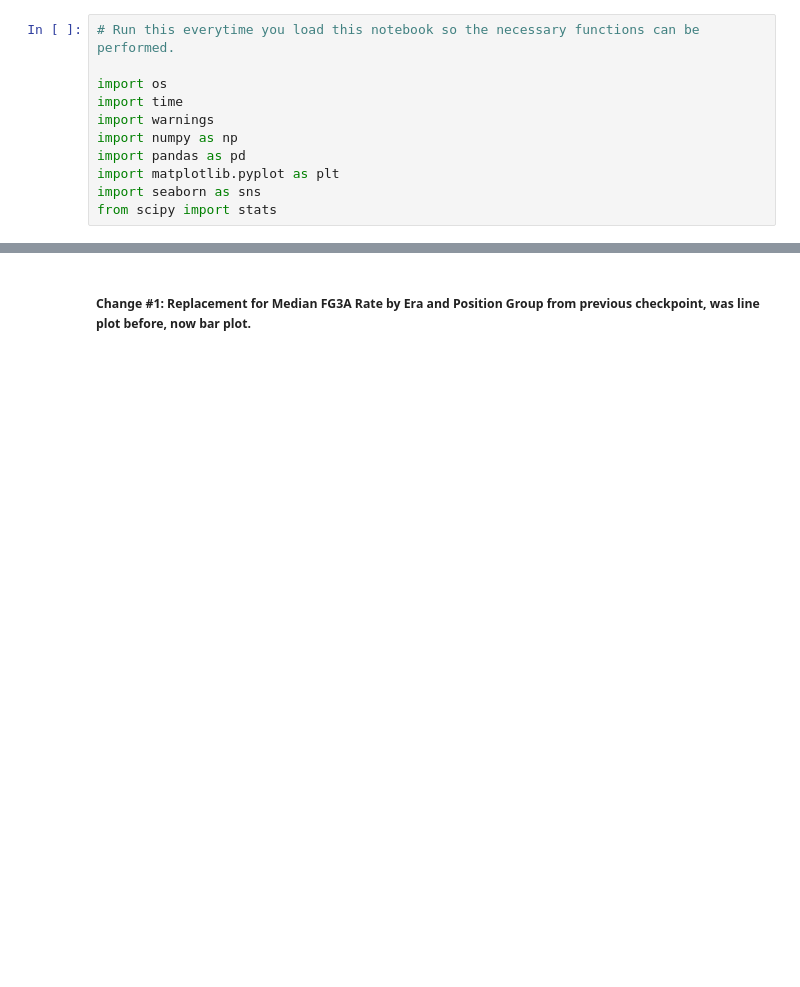
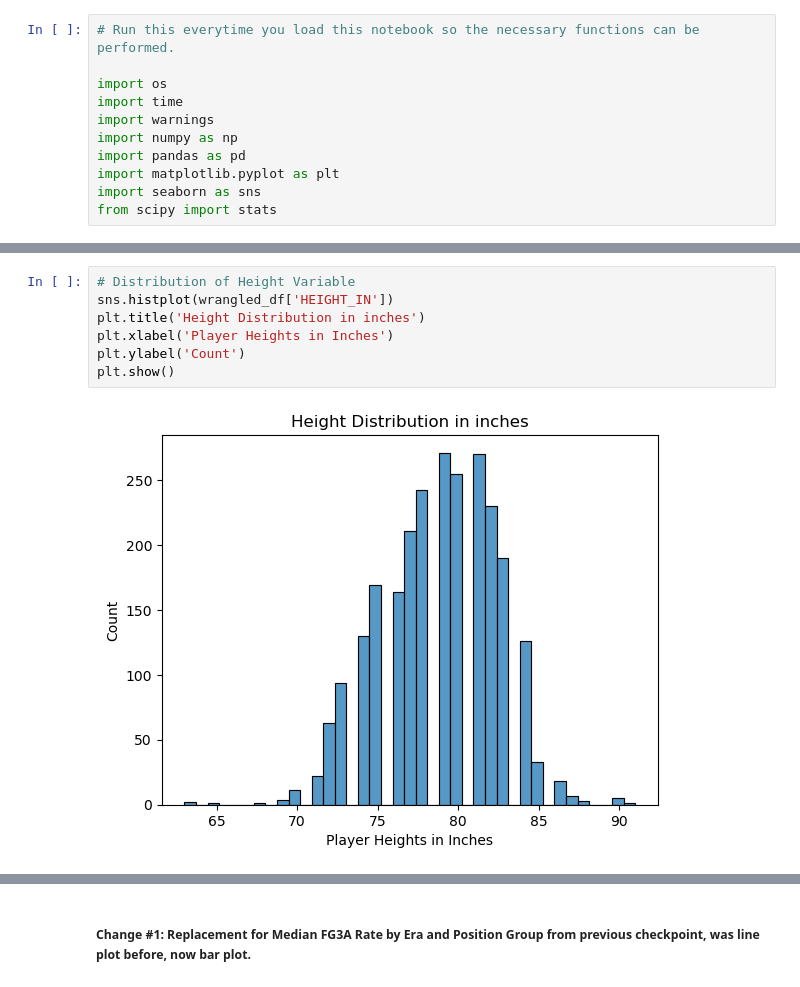
Before and after one commit to COGS108/Group058_WI26, a Jupyter notebook: 03-FinalProject.ipynb, the cells around one changed output, grey strips where cells are left out. Saved outputs shown, nothing was run; the diff lists cells and outputs as text; blank space fills up the shorter version.

```diff
--- a/03-FinalProject.ipynb
+++ b/03-FinalProject.ipynb
@@ -135,0 +440,9 @@ wrangled_df.head()
+# %%
+# Distribution of Height Variable
+sns.histplot(wrangled_df['HEIGHT_IN'])
+plt.title('Height Distribution in inches')
+plt.xlabel('Player Heights in Inches')
+plt.ylabel('Count')
+plt.show()
+# %% [output]
+[figure, added]
```
Also changed, not shown: parts of 54 cells of this notebook.
